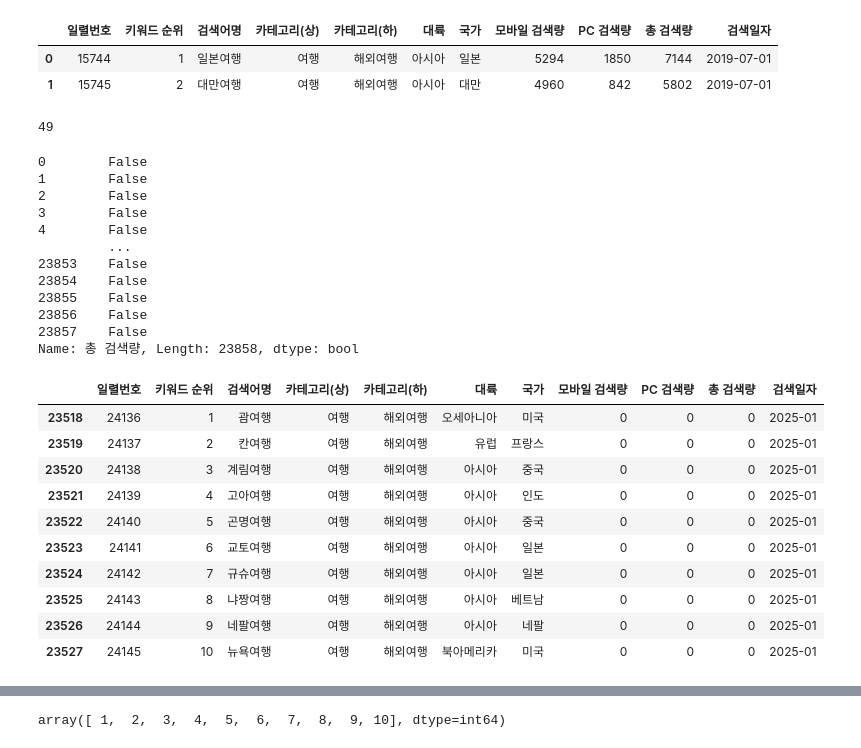
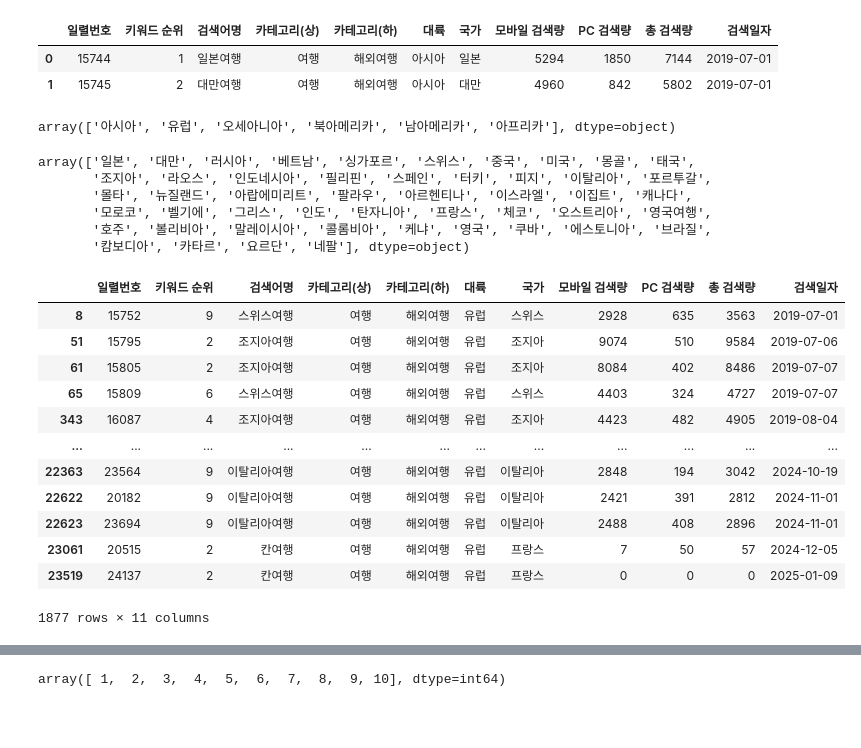
Before and after one commit to choeyeonu2411/travel-app, a Jupyter notebook: travel.ipynb, the cells around one changed output, grey strips where cells are left out. Saved outputs shown, nothing was run; the diff lists cells and outputs as text; code cells hidden in the pictures; blank space fills up the shorter version.

```diff
--- a/travel.ipynb
+++ b/travel.ipynb
@@ -45,36 +45,32 @@ df.head(2)
 |  | 일렬번호 | 키워드 순위 | 검색어명 | 카테고리(상) | 카테고리(하) | 대륙 | 국가 | 모바일 검색량 | PC 검색량 | 총 검색량 | 검색일자 |
 | 0 | 15744 | 1 | 일본여행 | 여행 | 해외여행 | 아시아 | 일본 | 5294 | 1850 | 7144 | 2019-07-01 |
 | 1 | 15745 | 2 | 대만여행 | 여행 | 해외여행 | 아시아 | 대만 | 4960 | 842 | 5802 | 2019-07-01 |
+# %%
+df['대륙'].unique()
+# %% [output]
+array(['아시아', '유럽', '오세아니아', '북아메리카', '남아메리카', '아프리카'], dtype=object)
 # %%
-df['국가'].nunique()
+df['국가'].unique()
 # %% [output]
-49
+array(['일본', '대만', '러시아', '베트남', '싱가포르', '스위스', '중국', '미국', '몽골', '태국',
+       '조지아', '라오스', '인도네시아', '필리핀', '스페인', '터키', '피지', '이탈리아', '포르투갈',
+       '몰타', '뉴질랜드', '아랍에미리트', '팔라우', '아르헨티나', '이스라엘', '이집트', '캐나다',
+       '모로코', '벨기에', '그리스', '인도', '탄자니아', '프랑스', '체코', '오스트리아', '영국여행',
+       '호주', '볼리비아', '말레이시아', '콜롬비아', '케냐', '영국', '쿠바', '에스토니아', '브라질',
+       '캄보디아', '카타르', '요르단', '네팔'], dtype=object)
-# %%
-df['총 검색량']==0
-# %% [output]
-0        False
-1        False
-2        False
-3        False
-4        False
-         ...
-23853    False
-23854    False
-23855    False
-23856    False
-23857    False
-Name: 총 검색량, Length: 23858, dtype: bool
-# %%
-df[df['총 검색량'] == 0]
-# %% [output]
-|  | 일렬번호 | 키워드 순위 | 검색어명 | 카테고리(상) | 카테고리(하) | 대륙 | 국가 | 모바일 검색량 | PC 검색량 | 총 검색량 | 검색일자 |
-| 23518 | 24136 | 1 | 괌여행 | 여행 | 해외여행 | 오세아니아 | 미국 | 0 | 0 | 0 | 2025-01 |
-| 23519 | 24137 | 2 | 칸여행 | 여행 | 해외여행 | 유럽 | 프랑스 | 0 | 0 | 0 | 2025-01 |
-| 23520 | 24138 | 3 | 계림여행 | 여행 | 해외여행 | 아시아 | 중국 | 0 | 0 | 0 | 2025-01 |
-| 23521 | 24139 | 4 | 고아여행 | 여행 | 해외여행 | 아시아 | 인도 | 0 | 0 | 0 | 2025-01 |
-| 23522 | 24140 | 5 | 곤명여행 | 여행 | 해외여행 | 아시아 | 중국 | 0 | 0 | 0 | 2025-01 |
-| 23523 | 24141 | 6 | 교토여행 | 여행 | 해외여행 | 아시아 | 일본 | 0 | 0 | 0 | 2025-01 |
-| 23524 | 24142 | 7 | 규슈여행 | 여행 | 해외여행 | 아시아 | 일본 | 0 | 0 | 0 | 2025-01 |
-| 23525 | 24143 | 8 | 냐짱여행 | 여행 | 해외여행 | 아시아 | 베트남 | 0 | 0 | 0 | 2025-01 |
-| 23526 | 24144 | 9 | 네팔여행 | 여행 | 해외여행 | 아시아 | 네팔 | 0 | 0 | 0 | 2025-01 |
-| 23527 | 24145 | 10 | 뉴욕여행 | 여행 | 해외여행 | 북아메리카 | 미국 | 0 | 0 | 0 | 2025-01 |
+# %%
+df[df['대륙'] == '유럽']
+# %% [output]
+|  | 일렬번호 | 키워드 순위 | 검색어명 | 카테고리(상) | 카테고리(하) | 대륙 | 국가 | 모바일 검색량 | PC 검색량 | 총 검색량 | 검색일자 |
+| 8 | 15752 | 9 | 스위스여행 | 여행 | 해외여행 | 유럽 | 스위스 | 2928 | 635 | 3563 | 2019-07-01 |
+| 51 | 15795 | 2 | 조지아여행 | 여행 | 해외여행 | 유럽 | 조지아 | 9074 | 510 | 9584 | 2019-07-06 |
+| 61 | 15805 | 2 | 조지아여행 | 여행 | 해외여행 | 유럽 | 조지아 | 8084 | 402 | 8486 | 2019-07-07 |
+| 65 | 15809 | 6 | 스위스여행 | 여행 | 해외여행 | 유럽 | 스위스 | 4403 | 324 | 4727 | 2019-07-07 |
+| 343 | 16087 | 4 | 조지아여행 | 여행 | 해외여행 | 유럽 | 조지아 | 4423 | 482 | 4905 | 2019-08-04 |
+| ... | ... | ... | ... | ... | ... | ... | ... | ... | ... | ... | ... |
+| 22363 | 23564 | 9 | 이탈리아여행 | 여행 | 해외여행 | 유럽 | 이탈리아 | 2848 | 194 | 3042 | 2024-10-19 |
+| 22622 | 20182 | 9 | 이탈리아여행 | 여행 | 해외여행 | 유럽 | 이탈리아 | 2421 | 391 | 2812 | 2024-11-01 |
+| 22623 | 23694 | 9 | 이탈리아여행 | 여행 | 해외여행 | 유럽 | 이탈리아 | 2488 | 408 | 2896 | 2024-11-01 |
+| 23061 | 20515 | 2 | 칸여행 | 여행 | 해외여행 | 유럽 | 프랑스 | 7 | 50 | 57 | 2024-12-05 |
+| 23519 | 24137 | 2 | 칸여행 | 여행 | 해외여행 | 유럽 | 프랑스 | 0 | 0 | 0 | 2025-01-09 |
+1877 rows × 11 columns
```
Also changed, not shown: parts of 4 cells of this notebook, 3 other files.
